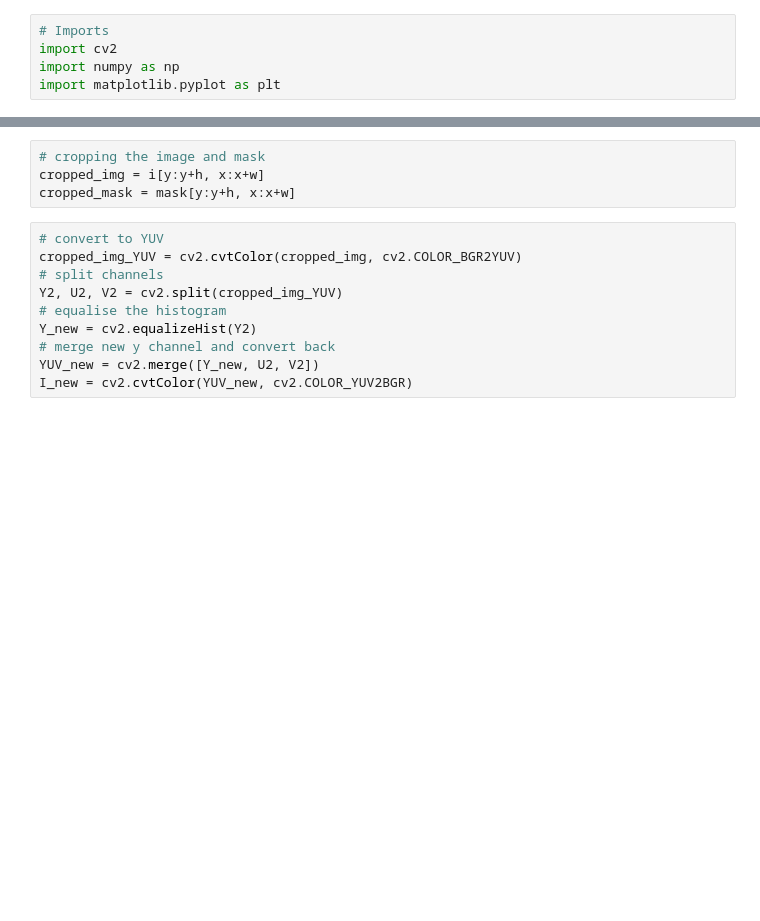
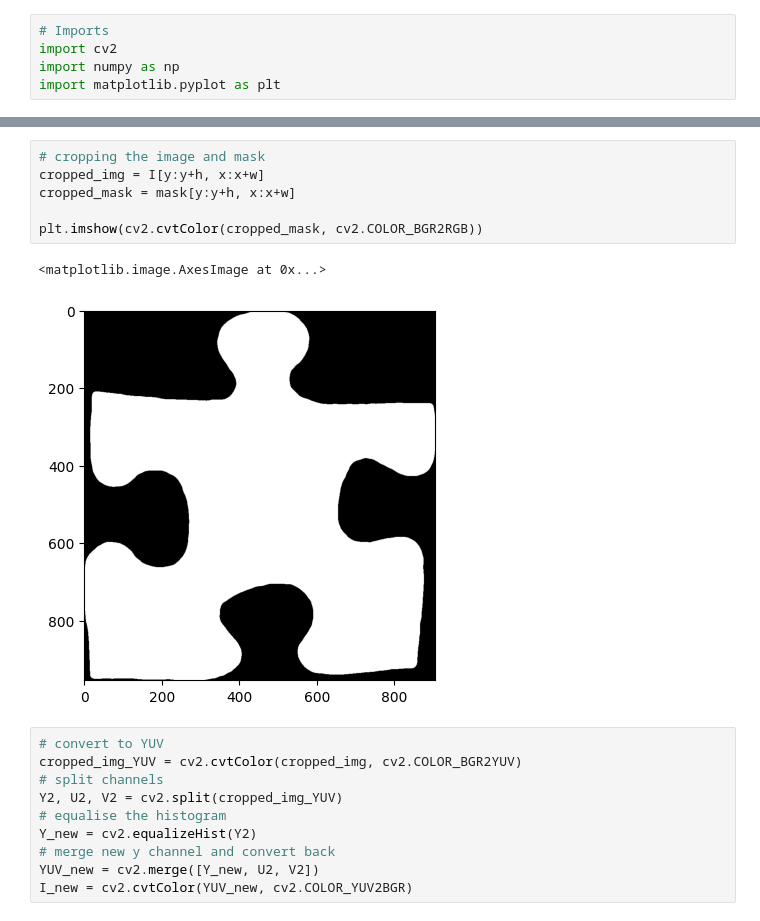
Before and after one commit to SebastianManoli/jigsaw-solver, a Jupyter notebook: initial_test.ipynb, the cells around one changed output, grey strips where cells are left out. Saved outputs shown, nothing was run; the diff lists cells and outputs as text; blank space fills up the shorter version.

```diff
--- a/initial_test.ipynb
+++ b/initial_test.ipynb
@@ -34,7 +54,12 @@ for c in contours:
 # %%
 # cropping the image and mask
-cropped_img = i[y:y+h, x:x+w]
+cropped_img = I[y:y+h, x:x+w]
 cropped_mask = mask[y:y+h, x:x+w]
+
+plt.imshow(cv2.cvtColor(cropped_mask, cv2.COLOR_BGR2RGB))
+# %% [output]
+<matplotlib.image.AxesImage at 0x...>
+[figure, added]
 # %%
 # convert to YUV
 cropped_img_YUV = cv2.cvtColor(cropped_img, cv2.COLOR_BGR2YUV)
```
Also changed, not shown: parts of 5 cells of this notebook.
